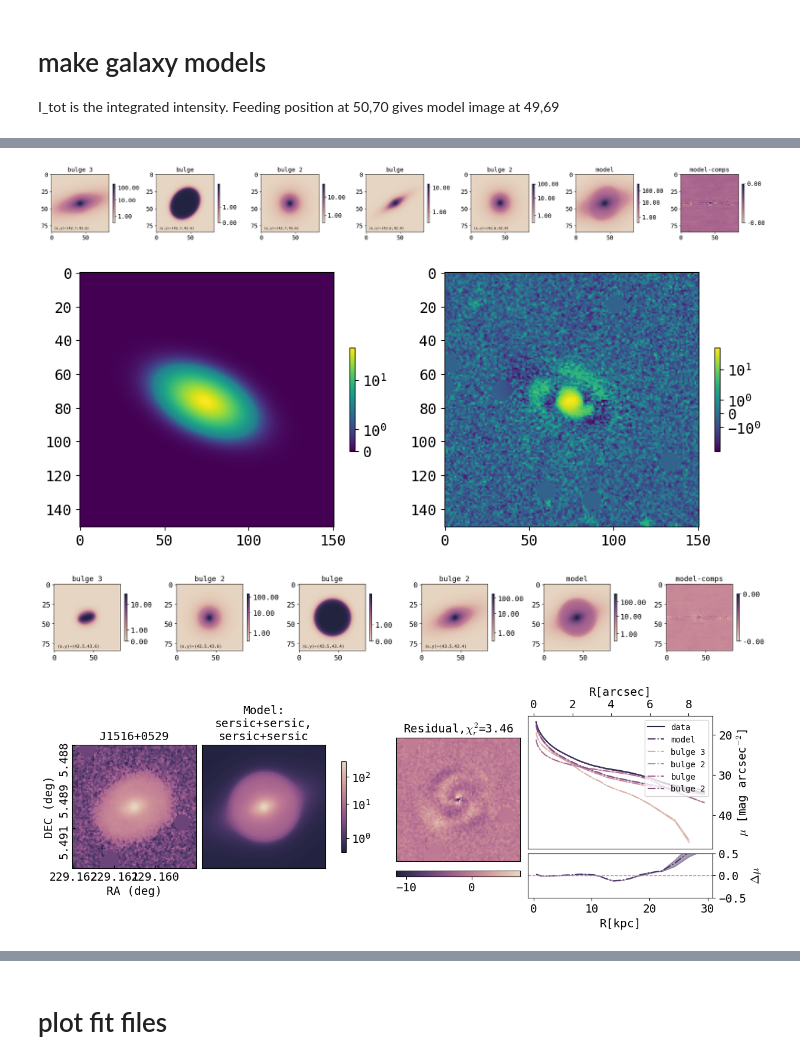
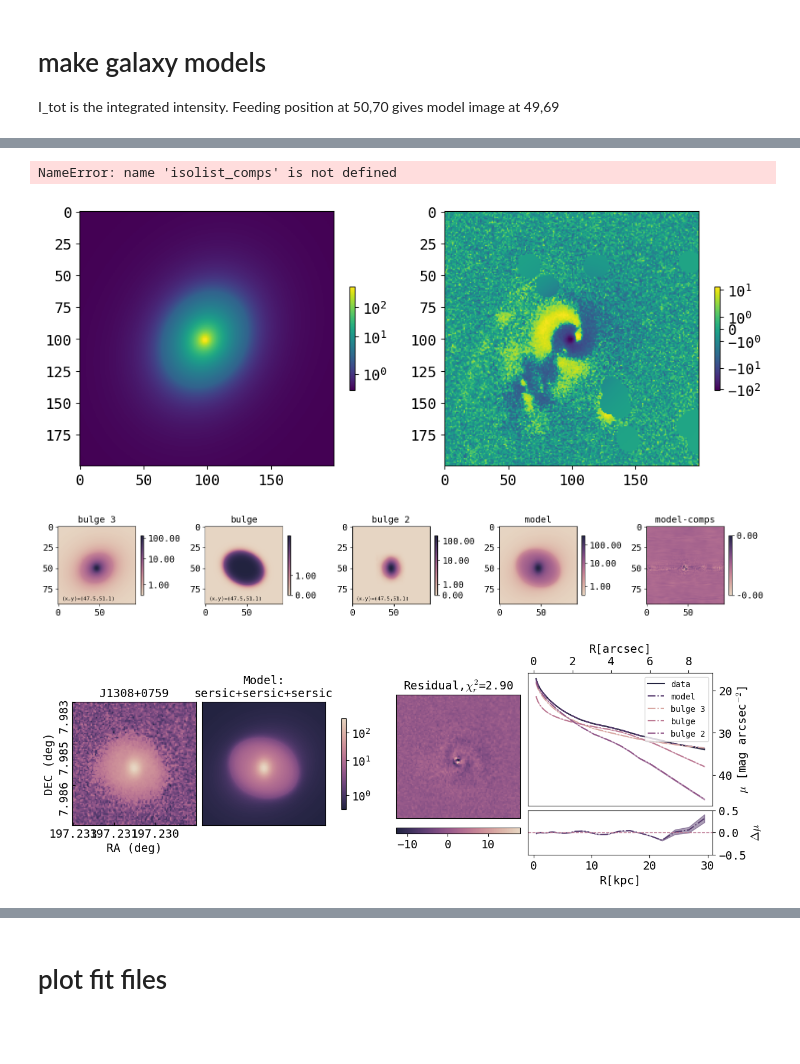
Before and after one commit to insepien/dualAGN, a Jupyter notebook: scrap_notebooks/checkFit.ipynb, the cells around one changed output, grey strips where cells are left out. Drawn from its saved outputs; the diff is of its cells as text; code cells hidden in the pictures; blank space fills up the shorter version.

Commit message:
add some another model to fit script

```diff
--- a/scrap_notebooks/checkFit.ipynb
+++ b/scrap_notebooks/checkFit.ipynb
@@ -543,6 +542,6 @@ ys,xs = find_highest_indices(imageAGN_masked)
 # %%
-on = "J1516+0529"
-imageFile = glob.glob(os.path.expanduser("~/research-data/agn-result/box/final_cut/"+on+"*"))[-1]
+on = "J1308+0759"
+imageFile = glob.glob(os.path.expanduser("~/research-data/agn-result/box/final_cut/"+on+"*"))[0]
 imageAGN = fits.getdata(os.path.expanduser(imageFile))
 with open(os.path.expanduser("~/research-data/psf-results/psf_pkls/psf_"+on+".pkl"),"rb") as f:
     d = pickle.load(f)
@@ -620,7 +620,7 @@ def _dofit_no_oversp(model, dataImage, psf, readnoise=0.22, expT=1, skylevel = 6
 
 Imax = imageAGN.max()
 itot=1700
-sersic_dict, psf_dict, gaussian_dict, flatsky_dict, flatbar_dict, exp_dict = makeModelDict(PA_ss=130, ell_ss=0.1, n_ss=1, I_ss=1, r_ss=20, Itot=itot,
+sersic_dict, psf_dict, gaussian_dict, flatsky_dict, flatbar_dict, exp_dict = makeModelDict(PA_ss=30, ell_ss=0.1, n_ss=1, I_ss=1, r_ss=20, Itot=itot,
                                                                      PA_lim=[0,360], ell_lim=[0.0,1.0], I_lim=[0.1,Imax],
                                                                      Iss_lim=[0.1,Imax], rss_lim=[0.1,framelim], Itot_lim=[0.1,1e4],
                                                                      sigma = 5, sigma_lim = [1,20], Isky = 2.5, Isky_lim =[0,10],
@@ -644,30 +644,31 @@ flatbar0_dict = {'name': "FlatBar", 'label': "flat_bar", 'parameters':flatbar}
 
 
 sersicParamsDict = {'PA': [10, 0, 360], 'ell_bulge': [0.1, 0, 1],
-                    'n': [1, 0.0, 10],'I_e': [1, 0.0,Imax], 'r_e': [5, 0.0, framelim]}
+                    'n': [1, 0.0, 10],'I_e': [20, 0.0,Imax], 'r_e': [4, 0.0, framelim]}
 sersic2_dict = {'name': "Sersic", 'label': "bulge 2", 'parameters': sersicParamsDict}
 
 sersic1_dict = {'name': "Sersic", 'label': "bulge 1", 'parameters': sersicParamsDict}
 
-sersic3ParamsDict = {'PA': [70, 0, 360], 'ell_bulge': [0.1, 0, 1],
-                    'n': [1, 0.0, 10],'I_e': [1, 0.0,Imax], 'r_e': [10, 0.0, framelim]}
+sersic3ParamsDict = {'PA': [10, 0, 360], 'ell_bulge': [0.1, 0, 1],
+                    'n': [1, 0.0, 10],'I_e': [10, 0.0,Imax], 'r_e': [15, 0.0, framelim]}
 sersic3_dict = {'name': "Sersic", 'label': "bulge 3", 'parameters': sersic3ParamsDict}
 
-ext_sersicParamsDict = {'PA': [100, 0, 360], 'ell_bulge': [0.1, 0, 1],
+ext_sersicParamsDict = {'PA': [10, 0, 360], 'ell_bulge': [0.1, 0, 1],
                     'n': [1, 0.0, 10],'I_e': [1, 0.0,Imax], 'r_e': [3, 0.0, framelim]}
 sersic_ext_dict = {'name': "Sersic", 'label': "ext bulge", 'parameters': ext_sersicParamsDict}
 
 
 funcset_dict_sersic1= {'X0': [midF,0,framelim], 'Y0': [midF,0,framelim],
-                    'function_list': [sersic3_dict,exp_dict,sersic2_dict]}
-funcset_dict_sersic2= {'X0': [midF+1,0,framelim], 'Y0': [midF+1,0,framelim],
-                    'function_list': [sersic_dict,sersic2_dict]}
-funcset_dict_sersic3= {'X0': [40,0,framelim], 'Y0': [43,0,framelim],
-                    'function_list': [sersic2_dict]}
+                    'function_list': [sersic3_dict,sersic_dict,sersic2_dict]}
+funcset_dict_sersic2= {'X0': [midF,0,framelim], 'Y0': [midF-1,0,framelim],
+                    'function_list': [sersic_ext_dict]}
+funcset_dict_sersic3= {'X0': [80,0,framelim], 'Y0': [135,0,framelim],
+                    'function_list': [sersic2_dict,sersic_dict]}
+funcset_dict_sersic4= {'X0': [60,0,framelim], 'Y0': [130,0,framelim],
+                    'function_list': [sersic_ext_dict]}
 
 
-
-model_dict = {'function_sets': [funcset_dict_sersic1,funcset_dict_sersic2]}
+model_dict = {'function_sets': [funcset_dict_sersic1]}
 model = pyimfit.ModelDescription.dict_to_ModelDescription(model_dict)
 # %%
 mosfile = glob.glob(os.path.expanduser("~/raw-data-agn/mos-fits-agn/*"+on+"*.mos.fits"))[0]
@@ -684,7 +685,7 @@ gain = hdu.header['EGAIN'] #fits: no unit specified, pf: in electrons/ADU
 noise=hdu.header['EFFRN'] #fits:[e-], pf: in electrons
 numcom=hdu.header['NCOADD'] #Number of Averaged Frames
 # Try for only 1 model
-imageAGN_bs = imageAGN_masked-sky
+imageAGN_bs = imageAGN-sky
 image = imageAGN_bs
 config0, modelIm0, fitRes0, pname0,fitter0  = _dofit_no_oversp(model,dataImage=image, psf=epsf,solver="LM",
                                                   readnoise=noise, expT=exptime, skylevel = sky_level, ncom=numcom,effgain=gain)
@@ -733,20 +737,20 @@ r_e_5: 11.05
 # %%
 plot_model_components(comp_ims,comp_names,comp_pos,isolist_comps)
 # %% [output]
-[figure, removed]
+NameError: name 'isolist_comps' is not defined
 # %%
 fig,ax = plt.subplots(1,2,figsize=(10,4))
-im0=ax[0].imshow(comp_ims[0],norm='symlog')
-im1=ax[1].imshow(image-comp_ims[0]-comp_ims[2],norm='symlog')
+im0=ax[0].imshow(m,norm='symlog')
+im1=ax[1].imshow(image-comp_ims[2]-comp_ims[1],norm='symlog')
 [fig.colorbar([im0,im1][i],ax=ax[i],shrink=0.4) for i in range(2)]
 fig.tight_layout();
 # ax[0].plot(comp_pos[2][0],comp_pos[2][1],"ro",markersize=1)
-# ax[1].plot(comp_pos[2][0],comp_pos[2][1],"ro",markersize=1)
-#ax[1].plot(midF-4,midF+1,"ro",markersize=1)
+# ax[1].plot(comp_pos[1][0],comp_pos[1][1],"ro",markersize=1)
+# ax[1].plot(80,135,"ro",markersize=1)
 #ax[1].plot(40,40,"ro",markersize=1)
 #[print(f"{pname0[i]}: {fitRes0.params[i]:.2f} ") for i in range(len(fitRes0.params))];
 # %% [output]
-[figure, old version]
+[figure, new version]
 # %%
 from scipy.optimize import dual_annealing
 def f(params,*args):
@@ -755,15 +759,15 @@ def f(params,*args):
 
 da = dual_annealing(func=f,args=[fitter0],bounds=fitter0.getParameterLimits())
 # %%
-modelname = 'sersic+sersic,\nsersic+sersic'
+modelname = 'sersic+sersic+sersic'
 isolist_data = make_data_isophotes(image,20,midF)
 isolist_comps = make_model_isophotes(isolist_data,comp_ims,comp_names,midF)
 plot_model_components(comp_ims,comp_names,comp_pos,isolist_comps)
 sma_arcsec, sma_kpc, mu_data,mu_models,skycoords = radial_plot_params(imageFile, framelim,isolist_data,isolist_comps,hdu_exp=hdu0,z=0.2)
 plot_everything(on,image,m,modelname,comp_names,fsr,sma_arcsec,sma_kpc,mu_data,mu_models,skycoords,colormap="ch:s=-.3,r=.6")
 # %% [output]
-[figure, old version]
+[figure, new version]
-[figure, old version]
+[figure, new version]
 # %%
 def save_data(modelname,image,model,configs,modelIms,fitResults,pnames,objectName):
     outDir = os.path.expanduser("~/research-data/agn-result/fit/final_fit_nb")
```
Also changed, not shown: parts of 8 cells of this notebook, 8 other files.
